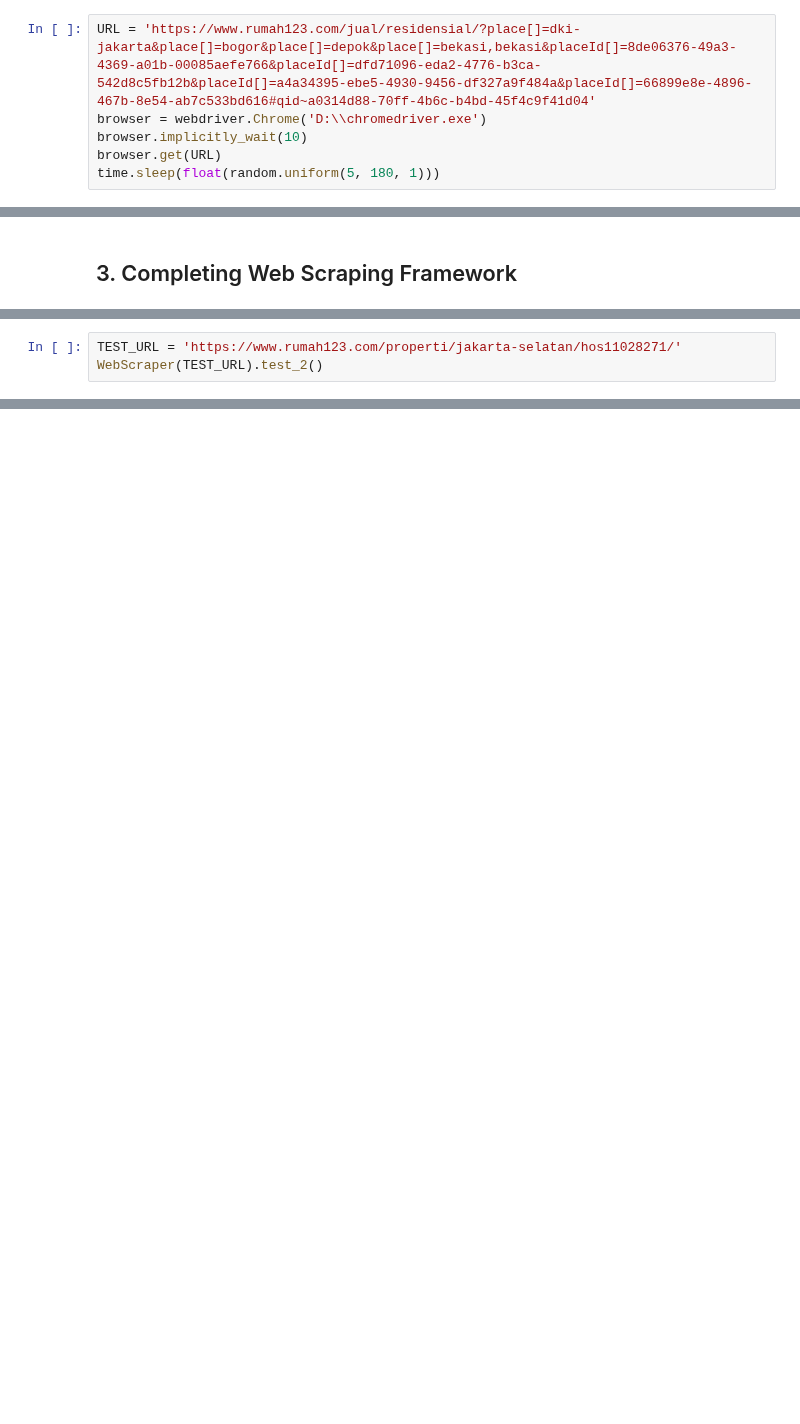
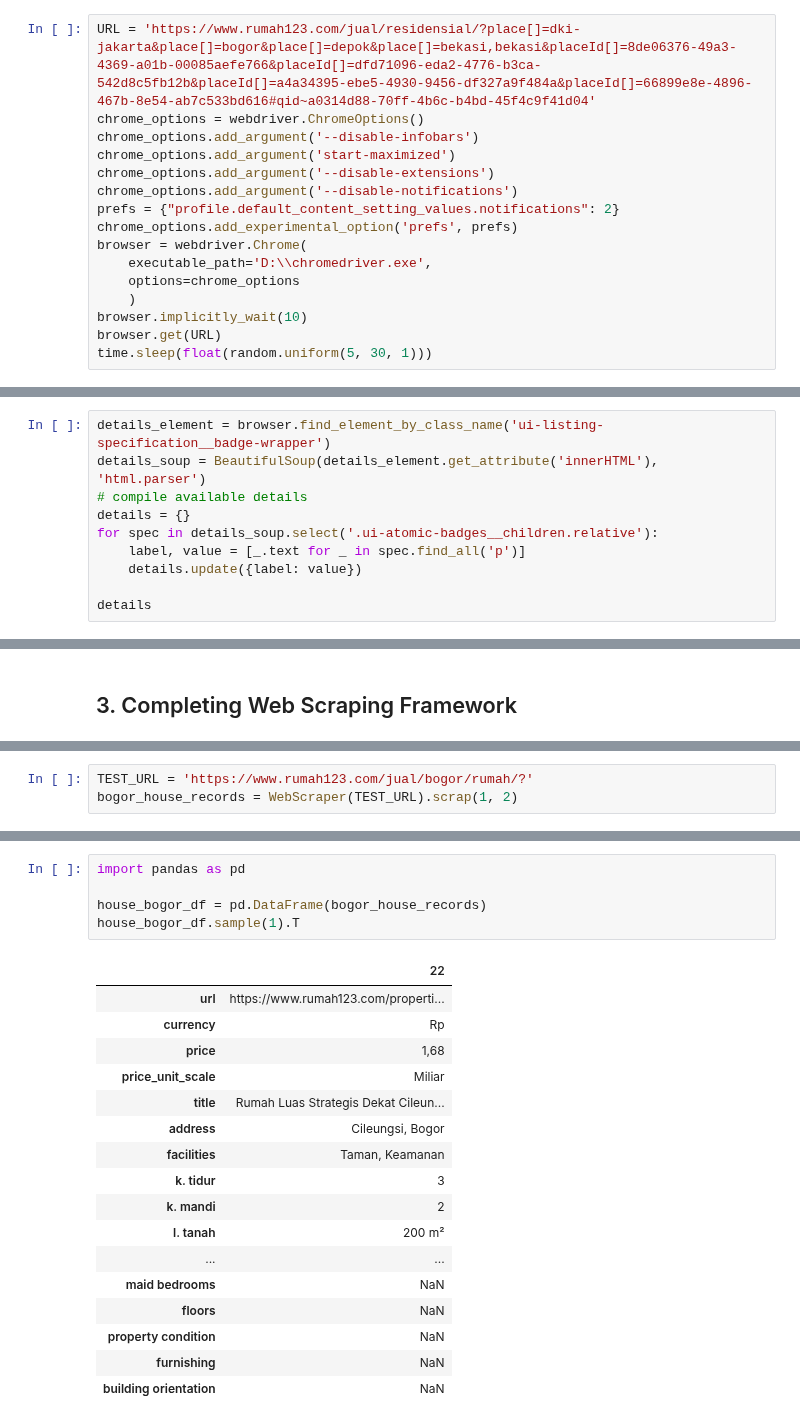
Before and after one commit to nbarizki/jabodetabekhousepricing, a Jupyter notebook: 0 - Web Scraping.ipynb, the cells around one changed output, grey strips where cells are left out. Cells and saved outputs as stored; diff of their text form; blank space fills up the shorter version.

```diff
--- a/0 - Web Scraping.ipynb
+++ b/0 - Web Scraping.ipynb
@@ -27,9 +40,19 @@ import time
 # %%
 URL = 'https://www.rumah123.com/jual/residensial/?place[]=dki-jakarta&place[]=bogor&place[]=depok&place[]=bekasi,bekasi&placeId[]=8de06376-49a3-4369-a01b-00085aefe766&placeId[]=dfd71096-eda2-4776-b3ca-542d8c5fb12b&placeId[]=a4a34395-ebe5-4930-9456-df327a9f484a&placeId[]=66899e8e-4896-467b-8e54-ab7c533bd616#qid~a0314d88-70ff-4b6c-b4bd-45f4c9f41d04'
-browser = webdriver.Chrome('D:\\chromedriver.exe')
+chrome_options = webdriver.ChromeOptions()
+chrome_options.add_argument('--disable-infobars')
+chrome_options.add_argument('start-maximized')
+chrome_options.add_argument('--disable-extensions')
+chrome_options.add_argument('--disable-notifications')
+prefs = {"profile.default_content_setting_values.notifications": 2}
+chrome_options.add_experimental_option('prefs', prefs)
+browser = webdriver.Chrome(
+    executable_path='D:\\chromedriver.exe',
+    options=chrome_options
+    )
 browser.implicitly_wait(10)
 browser.get(URL)
-time.sleep(float(random.uniform(5, 180, 1)))
+time.sleep(float(random.uniform(5, 30, 1)))
 # %% [markdown]
 ### 2.1. Accessing `main entry list`
 # %% [markdown]
@@ -194,0 +221,10 @@ details
+# %%
+details_element = browser.find_element_by_class_name('ui-listing-specification__badge-wrapper')
+details_soup = BeautifulSoup(details_element.get_attribute('innerHTML'), 'html.parser')
+# compile available details
+details = {}
+for spec in details_soup.select('.ui-atomic-badges__children.relative'):
+    label, value = [_.text for _ in spec.find_all('p')]
+    details.update({label: value})
+
+details
@@ -320,3 +427,3 @@ list_example
 # %%
-TEST_URL = 'https://www.rumah123.com/properti/jakarta-selatan/hos11028271/'
-WebScraper(TEST_URL).test_2()
+TEST_URL = 'https://www.rumah123.com/jual/bogor/rumah/?'
+bogor_house_records = WebScraper(TEST_URL).scrap(1, 2)
@@ -340,0 +456,23 @@ WebScraper(TEST_URL).test_2()
+# %%
+import pandas as pd
+
+house_bogor_df = pd.DataFrame(bogor_house_records)
+house_bogor_df.sample(1).T
+# %% [output]
+|  | 22 |
+| url | https://www.rumah123.com/properti... |
+| currency | Rp |
+| price | 1,68 |
+| price_unit_scale | Miliar |
+| title | Rumah Luas Strategis Dekat Cileun... |
+| address | Cileungsi, Bogor |
+| facilities | Taman, Keamanan |
+| k. tidur | 3 |
+| k. mandi | 2 |
+| l. tanah | 200 m² |
+| ... | ... |
+| maid bedrooms | NaN |
+| floors | NaN |
+| property condition | NaN |
+| furnishing | NaN |
+| building orientation | NaN |
```
Also changed, not shown: parts of 27 cells of this notebook, 6 other files.
